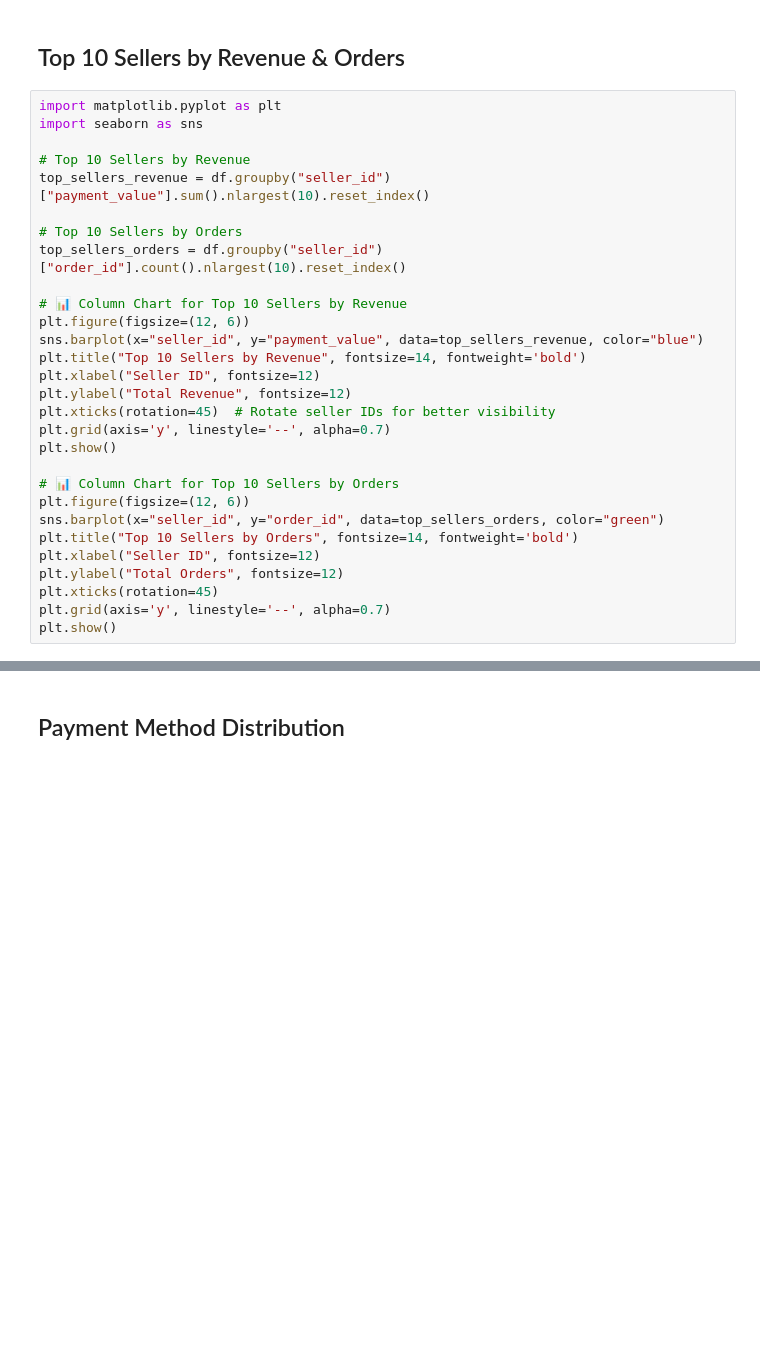
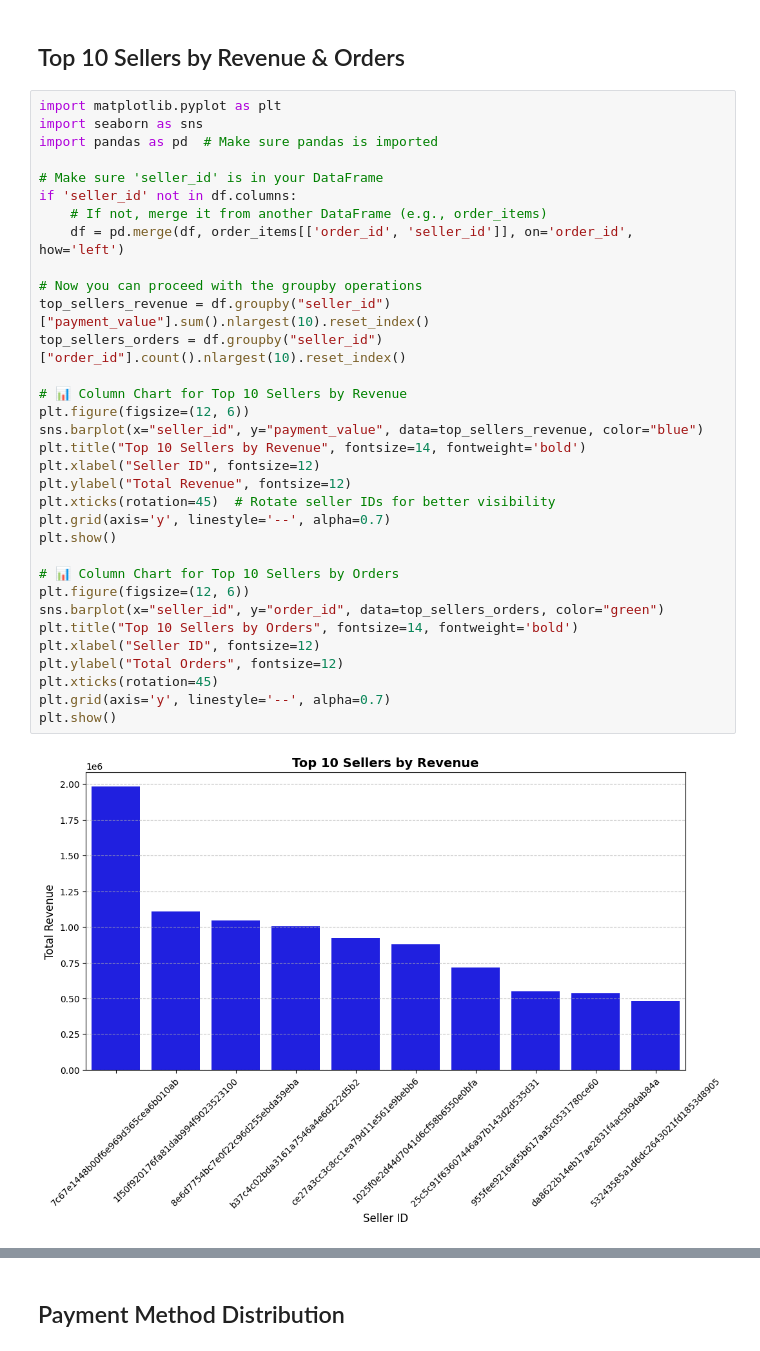
Before and after one commit to wakandamohan1/Python-Powered-Analysis-of-Olist-s-Brazilian-E-Commerce-Stores, a Jupyter notebook: olist_24_april_updated_code_gdrive_mount.ipynb, the cells around one changed output, grey strips where cells are left out. Cells and saved outputs as stored; diff of their text form; blank space fills up the shorter version.

```diff
--- a/olist_24_april_updated_code_gdrive_mount.ipynb
+++ b/olist_24_april_updated_code_gdrive_mount.ipynb
@@ -1029,29 +1082,35 @@ plt.show()
 # %%
 import matplotlib.pyplot as plt
 import seaborn as sns
+import pandas as pd  # Make sure pandas is imported
 
-# Top 10 Sellers by Revenue
+# Make sure 'seller_id' is in your DataFrame
+if 'seller_id' not in df.columns:
+    # If not, merge it from another DataFrame (e.g., order_items)
+    df = pd.merge(df, order_items[['order_id', 'seller_id']], on='order_id', how='left')
+
+# Now you can proceed with the groupby operations
 top_sellers_revenue = df.groupby("seller_id")["payment_value"].sum().nlargest(10).reset_index()
-
-# Top 10 Sellers by Orders
 top_sellers_orders = df.groupby("seller_id")["order_id"].count().nlargest(10).reset_index()
 
 # 📊 Column Chart for Top 10 Sellers by Revenue
 plt.figure(figsize=(12, 6))
 sns.barplot(x="seller_id", y="payment_value", data=top_sellers_revenue, color="blue")
 plt.title("Top 10 Sellers by Revenue", fontsize=14, fontweight='bold')
 plt.xlabel("Seller ID", fontsize=12)
 plt.ylabel("Total Revenue", fontsize=12)
 plt.xticks(rotation=45)  # Rotate seller IDs for better visibility
 plt.grid(axis='y', linestyle='--', alpha=0.7)
 plt.show()
 
 # 📊 Column Chart for Top 10 Sellers by Orders
 plt.figure(figsize=(12, 6))
 sns.barplot(x="seller_id", y="order_id", data=top_sellers_orders, color="green")
 plt.title("Top 10 Sellers by Orders", fontsize=14, fontweight='bold')
 plt.xlabel("Seller ID", fontsize=12)
 plt.ylabel("Total Orders", fontsize=12)
 plt.xticks(rotation=45)
 plt.grid(axis='y', linestyle='--', alpha=0.7)
 plt.show()
+# %% [output]
+[figure, added]
```
Also changed, not shown: parts of 65 cells of this notebook.
